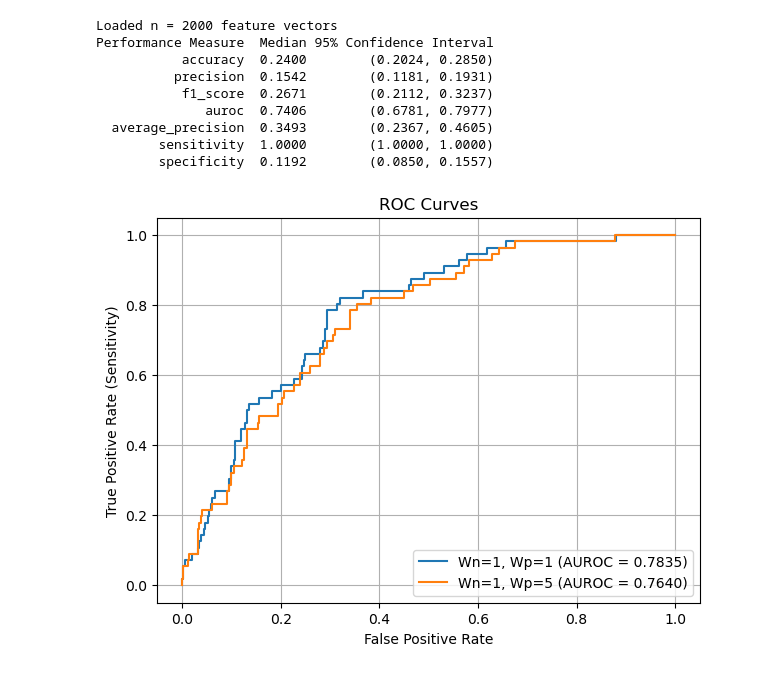
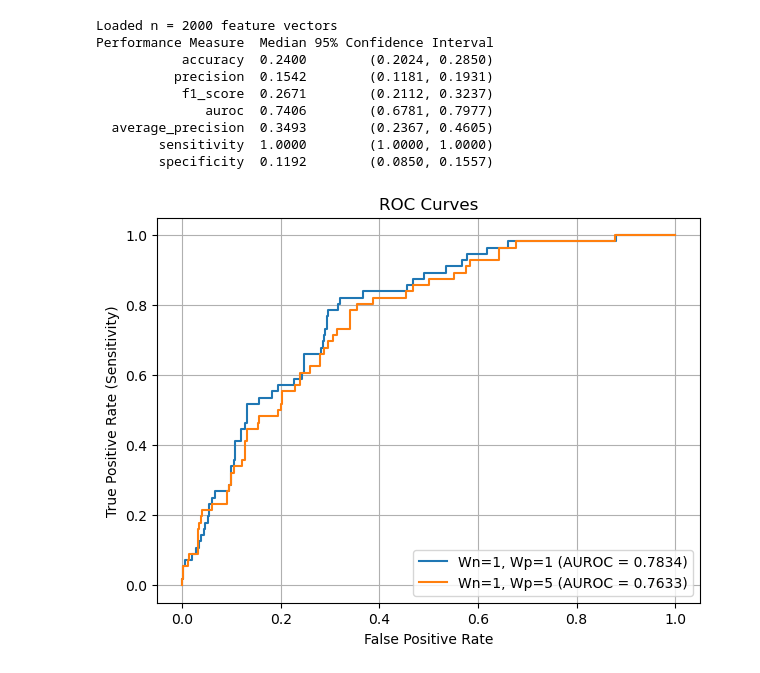
Before and after one commit to lukemcg32/eecs445, a Jupyter notebook: P1/tesing_space.ipynb, the cells around one changed output. Drawn from its saved outputs; the diff is of its cells as text; code cells hidden in the pictures.

```diff
--- a/P1/tesing_space.ipynb
+++ b/P1/tesing_space.ipynb
@@ -266,46 +267,44 @@ Performance Measure  Median 95% Confidence Interval
 from sklearn.metrics import roc_curve, auc
 import matplotlib.pyplot as plt
 
-# Train model with Wn=1, Wp=1
-clf_balanced = LogisticRegression(
+clf_balanced = project1.get_classifier(
+    loss="logistic",
     penalty="l2",
     C=1.0,
-    solver="liblinear",
-    fit_intercept=False,
-    random_state=42,
-    class_weight={-1: 1, 1: 1}
+    class_weight={-1: 1, 1: 1},   # Wn=1, Wp=1
 )
 clf_balanced.fit(X_train, y_train)
 scores_balanced = clf_balanced.decision_function(X_test)
 fpr_bal, tpr_bal, _ = roc_curve(y_test, scores_balanced, pos_label=1)
 roc_auc_bal = auc(fpr_bal, tpr_bal)
 
 
 
-# Train model with Wn=1, Wp=5
-clf_weighted = LogisticRegression(
+
+clf_weighted = project1.get_classifier(
+    loss="logistic",
     penalty="l2",
     C=1.0,
-    solver="liblinear",
-    fit_intercept=False,
-    random_state=42,
-    class_weight={-1: 1, 1: 5}
+    class_weight={-1: 1, 1: 5},   # Wn=1, Wp=5
 )
+
 clf_weighted.fit(X_train, y_train)
 scores_weighted = clf_weighted.decision_function(X_test)
 fpr_w, tpr_w, _ = roc_curve(y_test, scores_weighted, pos_label=1)
 roc_auc_w = auc(fpr_w, tpr_w)
+
+
 
 # Plot ROC curves
 plt.figure(figsize=(7,5))
 plt.plot(fpr_bal, tpr_bal, label=f"Wn=1, Wp=1 (AUROC = {roc_auc_bal:.4f})")
 plt.plot(fpr_w, tpr_w, label=f"Wn=1, Wp=5 (AUROC = {roc_auc_w:.4f})")
 
 plt.xlabel("False Positive Rate")
 plt.ylabel("True Positive Rate (Sensitivity)")
 plt.title("ROC Curves")
 plt.legend(loc="lower right")
 plt.grid(True)
 plt.show()
 # %% [output]
-[figure, old version]
+[figure, new version]
```
Also changed, not shown: parts of 4 cells of this notebook, 2 other files.
